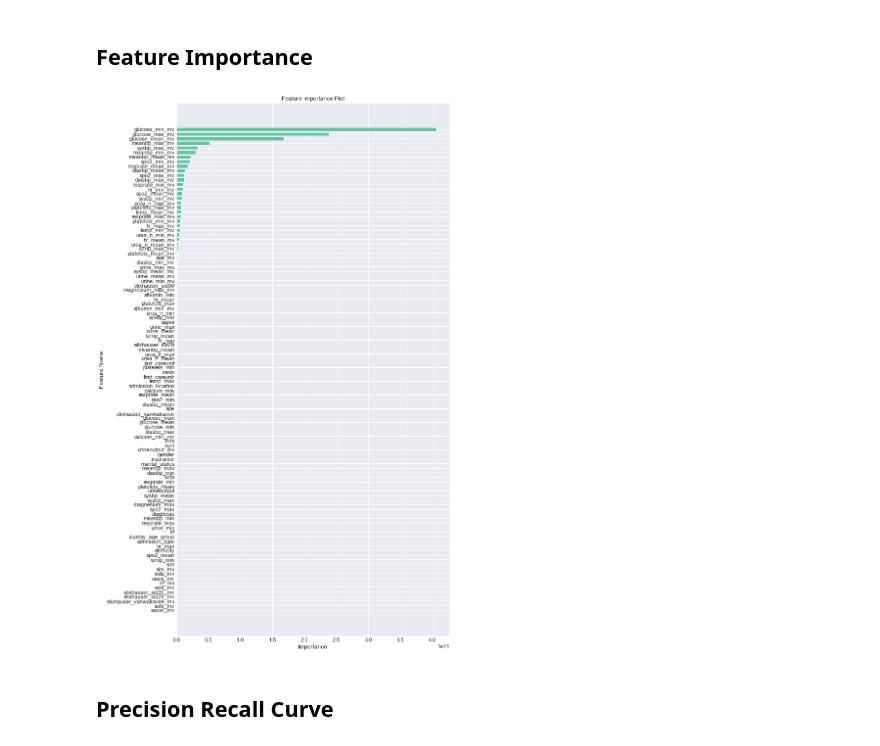
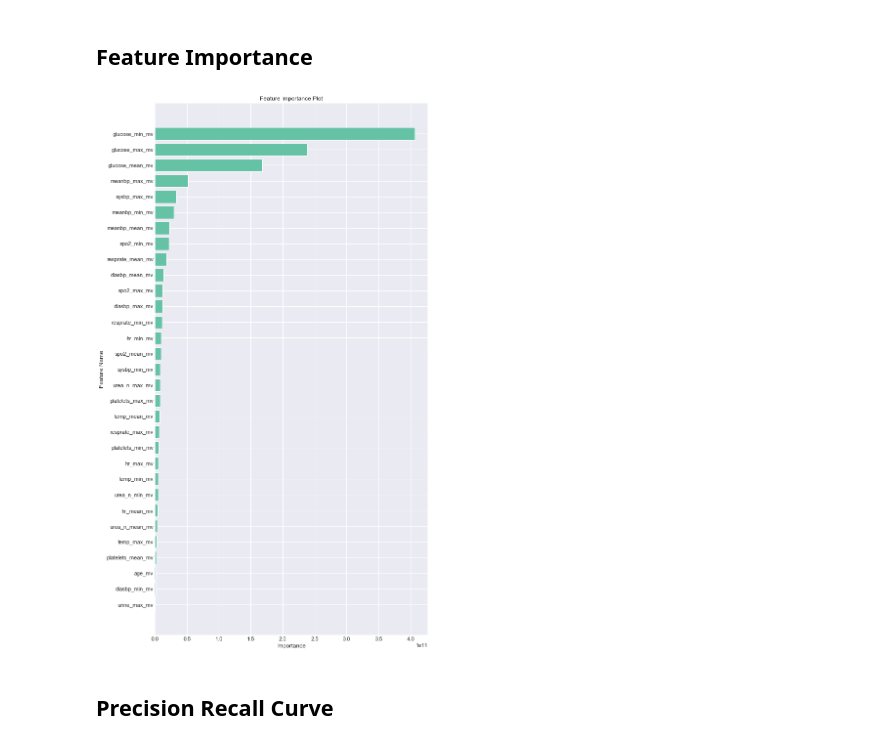
Before and after one commit to NicolasHu11/Short-Long-Term-Mortality-Prediction, a Jupyter notebook: Process Books/Linear Regression 1 Year Mortality.ipynb, the cells around one changed output. Cells and saved outputs as stored; diff of their text form; code cells hidden in the pictures.

Commit message:
Removed bottom features in feature importance plot

```diff
--- a/Process Books/Linear Regression 1 Year Mortality.ipynb
+++ b/Process Books/Linear Regression 1 Year Mortality.ipynb
@@ -45,9 +45,9 @@ np.savetxt("y_score_1y_linreg.csv", y_score, delimiter=",")
 # %%
 names = X_test.columns.tolist()
 values = np.abs(clf.coef_)
-feature_importance_bar(names, values, figsize=(10, 20))
+feature_importance_bar(names, values, drop_botn=75, figsize=(10, 20))
 # %% [output]
-[figure, old version]
+[figure, new version]
 # %% [markdown]
 ## Precision Recall Curve
 # %%
```
Also changed, not shown: 2 other files.
